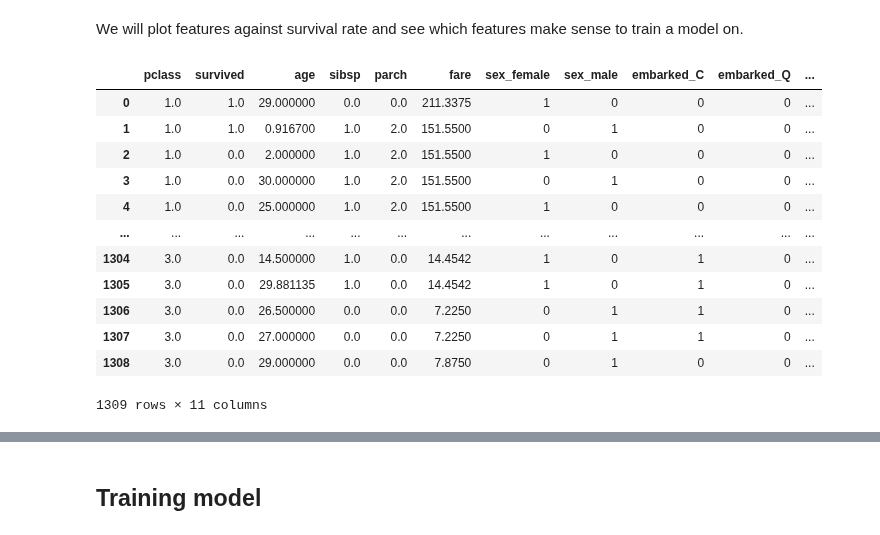
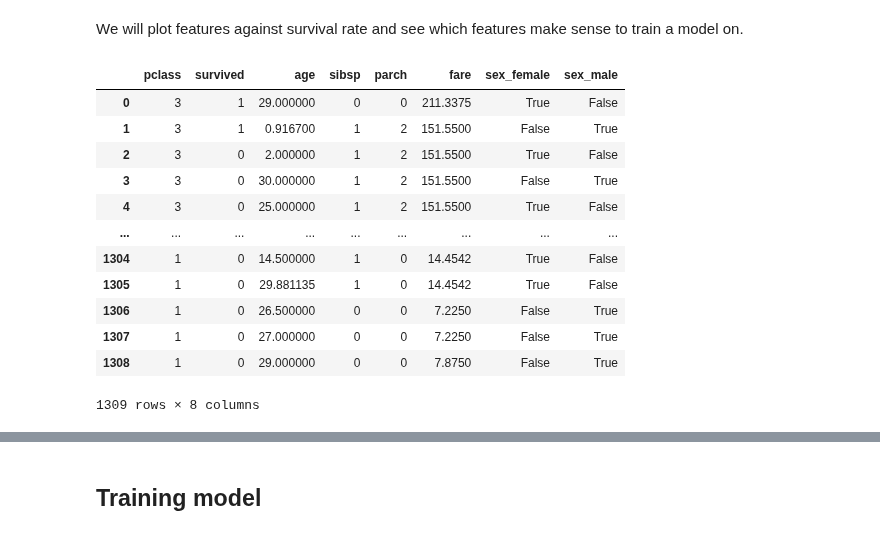
Before and after one commit to 16dina/DataExplorers, a Jupyter notebook: notebooks/3.31 - Titanic.ipynb, the cells around one changed output, grey strips where cells are left out. Drawn from its saved outputs; the diff is of its cells as text; code cells hidden in the pictures.

```diff
--- a/notebooks/3.31 - Titanic.ipynb
+++ b/notebooks/3.31 - Titanic.ipynb
@@ -162,25 +153,43 @@ encoded_df.head()
 ## Selecting features based on correlation with survival rate
 # %% [markdown]
 We will plot features against survival rate and see which features make sense to train a model on.
-# %%
-encoded_df.columns
-valuable_cols = ['pclass','survived','age','sibsp','parch','fare','sex_female','sex_male']
-df_valuable = encoded_df[valuable_cols]
-df_valuable
-# %% [output]
-|  | pclass | survived | age | sibsp | parch | fare | sex_female | sex_male | embarked_C | embarked_Q | ... |
-| 0 | 1.0 | 1.0 | 29.000000 | 0.0 | 0.0 | 211.3375 | 1 | 0 | 0 | 0 | ... |
-| 1 | 1.0 | 1.0 | 0.916700 | 1.0 | 2.0 | 151.5500 | 0 | 1 | 0 | 0 | ... |
-| 2 | 1.0 | 0.0 | 2.000000 | 1.0 | 2.0 | 151.5500 | 1 | 0 | 0 | 0 | ... |
-| 3 | 1.0 | 0.0 | 30.000000 | 1.0 | 2.0 | 151.5500 | 0 | 1 | 0 | 0 | ... |
-| 4 | 1.0 | 0.0 | 25.000000 | 1.0 | 2.0 | 151.5500 | 1 | 0 | 0 | 0 | ... |
-| ... | ... | ... | ... | ... | ... | ... | ... | ... | ... | ... | ... |
-| 1304 | 3.0 | 0.0 | 14.500000 | 1.0 | 0.0 | 14.4542 | 1 | 0 | 1 | 0 | ... |
-| 1305 | 3.0 | 0.0 | 29.881135 | 1.0 | 0.0 | 14.4542 | 1 | 0 | 1 | 0 | ... |
-| 1306 | 3.0 | 0.0 | 26.500000 | 0.0 | 0.0 | 7.2250 | 0 | 1 | 1 | 0 | ... |
-| 1307 | 3.0 | 0.0 | 27.000000 | 0.0 | 0.0 | 7.2250 | 0 | 1 | 1 | 0 | ... |
-| 1308 | 3.0 | 0.0 | 29.000000 | 0.0 | 0.0 | 7.8750 | 0 | 1 | 0 | 0 | ... |
-1309 rows × 11 columns
+# %%
+encoded_df.columns
+valuable_cols = ['pclass','survived','age','sibsp','parch','fare','sex_female','sex_male']
+
+# Define the categories and their corresponding weights
+categories = [[1, 2, 3]]
+weights = [3, 2, 1]
+
+# Sort the categories in ascending order
+categories_sorted = [sorted(cat) for cat in categories]
+
+# Create a dictionary to map each category to its weight
+category_weights = {cat: weight for cat, weight in zip(categories_sorted[0], weights)}
+
+# Create a function to apply the weights to the encoded values
+def apply_weights(x):
+    return category_weights[x]
+
+# Apply the weights to the 'pclass' column
+encoded_df['pclass'] = encoded_df['pclass'].apply(apply_weights)
+
+df_valuable = encoded_df[valuable_cols]
+df_valuable
+# %% [output]
+|  | pclass | survived | age | sibsp | parch | fare | sex_female | sex_male |
+| 0 | 3 | 1 | 29.000000 | 0 | 0 | 211.3375 | True | False |
+| 1 | 3 | 1 | 0.916700 | 1 | 2 | 151.5500 | False | True |
+| 2 | 3 | 0 | 2.000000 | 1 | 2 | 151.5500 | True | False |
+| 3 | 3 | 0 | 30.000000 | 1 | 2 | 151.5500 | False | True |
+| 4 | 3 | 0 | 25.000000 | 1 | 2 | 151.5500 | True | False |
+| ... | ... | ... | ... | ... | ... | ... | ... | ... |
+| 1304 | 1 | 0 | 14.500000 | 1 | 0 | 14.4542 | True | False |
+| 1305 | 1 | 0 | 29.881135 | 1 | 0 | 14.4542 | True | False |
+| 1306 | 1 | 0 | 26.500000 | 0 | 0 | 7.2250 | False | True |
+| 1307 | 1 | 0 | 27.000000 | 0 | 0 | 7.2250 | False | True |
+| 1308 | 1 | 0 | 29.000000 | 0 | 0 | 7.8750 | False | True |
+1309 rows × 8 columns
 # %%
 corr_matrix = df_valuable.corrwith(df['survived'])
 sns.barplot(x=corr_matrix.index, y=corr_matrix.values)
```
Also changed, not shown: parts of 23 cells of this notebook, 2 other files.
